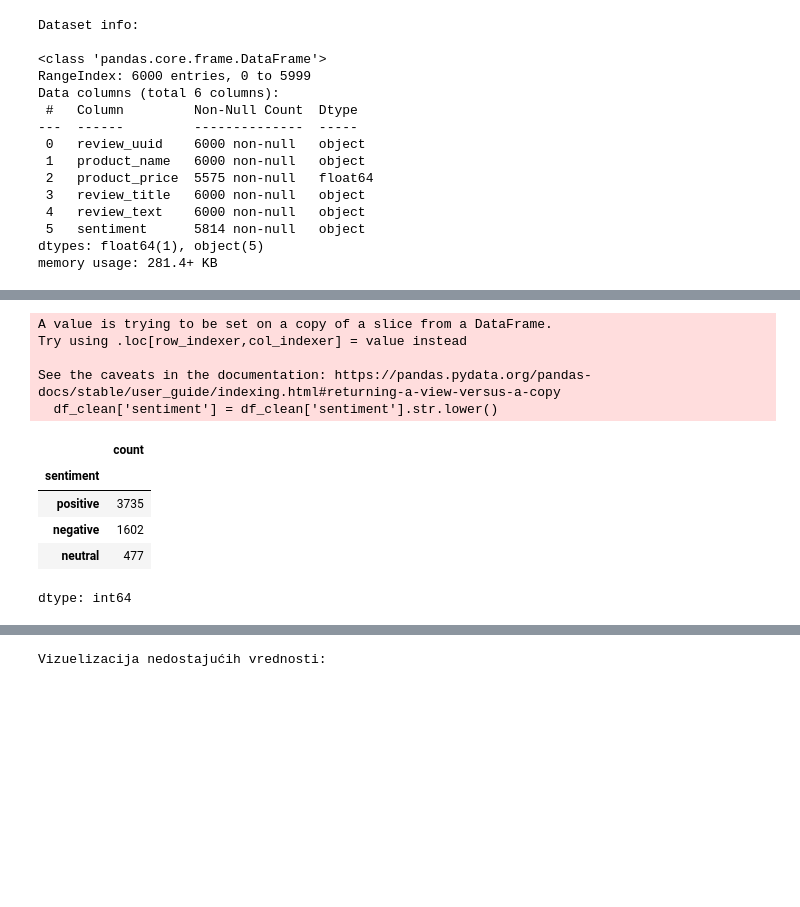
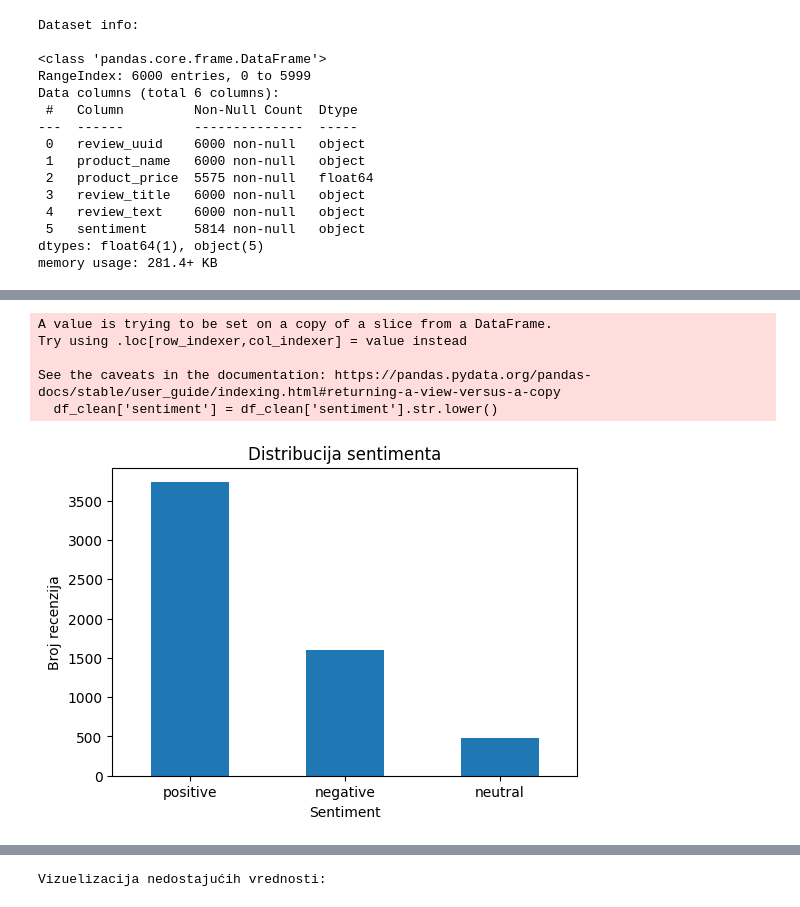
Before and after one commit to RadovanovicSasha/ml_product_reviews_project, a Jupyter notebook: notebook/product_reviews_analysis.ipynb, the cells around one changed output, grey strips where cells are left out. Drawn from its saved outputs; the diff is of its cells as text; code cells hidden in the pictures; blank space fills up the shorter version.

```diff
--- a/notebook/product_reviews_analysis.ipynb
+++ b/notebook/product_reviews_analysis.ipynb
@@ -67,23 +65,32 @@ dtype: int64
 # %%
 # 1) izbaci NaN u sentimentu
 df_clean = df.dropna(subset=['sentiment'])
 
 # 2) sve pretvori u mala slova
 df_clean['sentiment'] = df_clean['sentiment'].str.lower()
 
 df_clean['sentiment'].value_counts()
+
+import matplotlib.pyplot as plt
+
+# Broj pojavljivanja po sentimentu
+sentiment_counts = df_clean['sentiment'].value_counts()
+
+# Bar chart
+plt.figure(figsize=(6, 4))
+sentiment_counts.plot(kind='bar')
+plt.title('Distribucija sentimenta')
+plt.xlabel('Sentiment')
+plt.ylabel('Broj recenzija')
+plt.xticks(rotation=0)
+plt.show()
 # %% [output]
 A value is trying to be set on a copy of a slice from a DataFrame.
 Try using .loc[row_indexer,col_indexer] = value instead
 
 See the caveats in the documentation: https://pandas.pydata.org/pandas-docs/stable/user_guide/indexing.html#returning-a-view-versus-a-copy
   df_clean['sentiment'] = df_clean['sentiment'].str.lower()
-|  | count |
-| sentiment |  |
-| positive | 3735 |
-| negative | 1602 |
-| neutral | 477 |
-dtype: int64
+[figure, added]
 # %%
 print("Ukupno positive/negative feedback: ")
 print()
```
Also changed, not shown: parts of 4 cells of this notebook, 1 other file.
